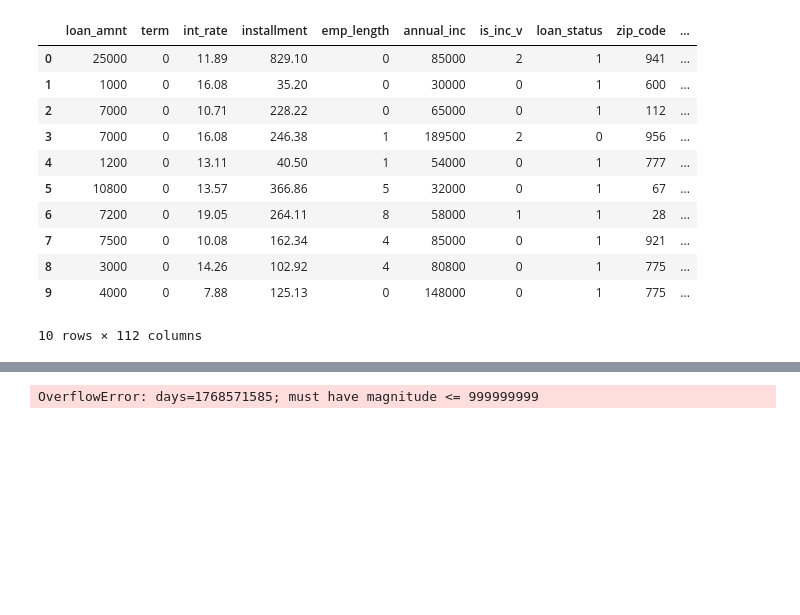
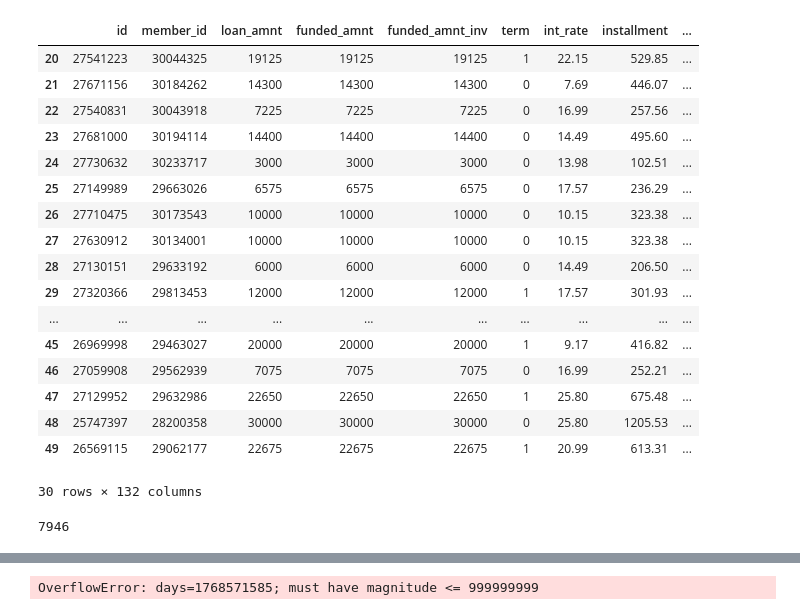
Before and after one commit to abradle2/LendingLounge, a Jupyter notebook: test.ipynb, the cells around one changed output, grey strips where cells are left out. Saved outputs shown, nothing was run; the diff lists cells and outputs as text; code cells hidden in the pictures; blank space fills up the shorter version.

```diff
--- a/test.ipynb
+++ b/test.ipynb
@@ -34,23 +35,33 @@ import matplotlib.pyplot as plt
 pd.set_option('display.max_columns', 200)
 %matplotlib inline
 # %%
-f = open('mysql_dump.pickle', 'rb')
+f = open('data.pickle', 'rb')
 loanData = pickle.load(f)
-# %%
-loanData[:10]
-# %% [output]
-|  | loan_amnt | term | int_rate | installment | emp_length | annual_inc | is_inc_v | loan_status | zip_code | ... |
-| 0 | 25000 | 0 | 11.89 | 829.10 | 0 | 85000 | 2 | 1 | 941 | ... |
-| 1 | 1000 | 0 | 16.08 | 35.20 | 0 | 30000 | 0 | 1 | 600 | ... |
-| 2 | 7000 | 0 | 10.71 | 228.22 | 0 | 65000 | 0 | 1 | 112 | ... |
-| 3 | 7000 | 0 | 16.08 | 246.38 | 1 | 189500 | 2 | 0 | 956 | ... |
-| 4 | 1200 | 0 | 13.11 | 40.50 | 1 | 54000 | 0 | 1 | 777 | ... |
-| 5 | 10800 | 0 | 13.57 | 366.86 | 5 | 32000 | 0 | 1 | 67 | ... |
-| 6 | 7200 | 0 | 19.05 | 264.11 | 8 | 58000 | 1 | 1 | 28 | ... |
-| 7 | 7500 | 0 | 10.08 | 162.34 | 4 | 85000 | 0 | 1 | 921 | ... |
-| 8 | 3000 | 0 | 14.26 | 102.92 | 4 | 80800 | 0 | 1 | 775 | ... |
-| 9 | 4000 | 0 | 7.88 | 125.13 | 0 | 148000 | 0 | 1 | 775 | ... |
-10 rows × 112 columns
+# %%
+loanData[20:50]
+# %% [output]
+|  | id | member_id | loan_amnt | funded_amnt | funded_amnt_inv | term | int_rate | installment | ... |
+| 20 | 27541223 | 30044325 | 19125 | 19125 | 19125 | 1 | 22.15 | 529.85 | ... |
+| 21 | 27671156 | 30184262 | 14300 | 14300 | 14300 | 0 | 7.69 | 446.07 | ... |
+| 22 | 27540831 | 30043918 | 7225 | 7225 | 7225 | 0 | 16.99 | 257.56 | ... |
+| 23 | 27681000 | 30194114 | 14400 | 14400 | 14400 | 0 | 14.49 | 495.60 | ... |
+| 24 | 27730632 | 30233717 | 3000 | 3000 | 3000 | 0 | 13.98 | 102.51 | ... |
+| 25 | 27149989 | 29663026 | 6575 | 6575 | 6575 | 0 | 17.57 | 236.29 | ... |
+| 26 | 27710475 | 30173543 | 10000 | 10000 | 10000 | 0 | 10.15 | 323.38 | ... |
+| 27 | 27630912 | 30134001 | 10000 | 10000 | 10000 | 0 | 10.15 | 323.38 | ... |
+| 28 | 27130151 | 29633192 | 6000 | 6000 | 6000 | 0 | 14.49 | 206.50 | ... |
+| 29 | 27320366 | 29813453 | 12000 | 12000 | 12000 | 1 | 17.57 | 301.93 | ... |
+| ... | ... | ... | ... | ... | ... | ... | ... | ... | ... |
+| 45 | 26969998 | 29463027 | 20000 | 20000 | 20000 | 1 | 9.17 | 416.82 | ... |
+| 46 | 27059908 | 29562939 | 7075 | 7075 | 7075 | 0 | 16.99 | 252.21 | ... |
+| 47 | 27129952 | 29632986 | 22650 | 22650 | 22650 | 1 | 25.80 | 675.48 | ... |
+| 48 | 25747397 | 28200358 | 30000 | 30000 | 30000 | 0 | 25.80 | 1205.53 | ... |
+| 49 | 26569115 | 29062177 | 22675 | 22675 | 22675 | 1 | 20.99 | 613.31 | ... |
+30 rows × 132 columns
+# %%
+np.sum(loanData['loan_status'] == 1)
+# %% [output]
+7946
 # %%
 loanData = loanData[loanData['annual_inc'] > 0]
 # %%
```
Also changed, not shown: parts of 11 cells of this notebook, 8 other files.
